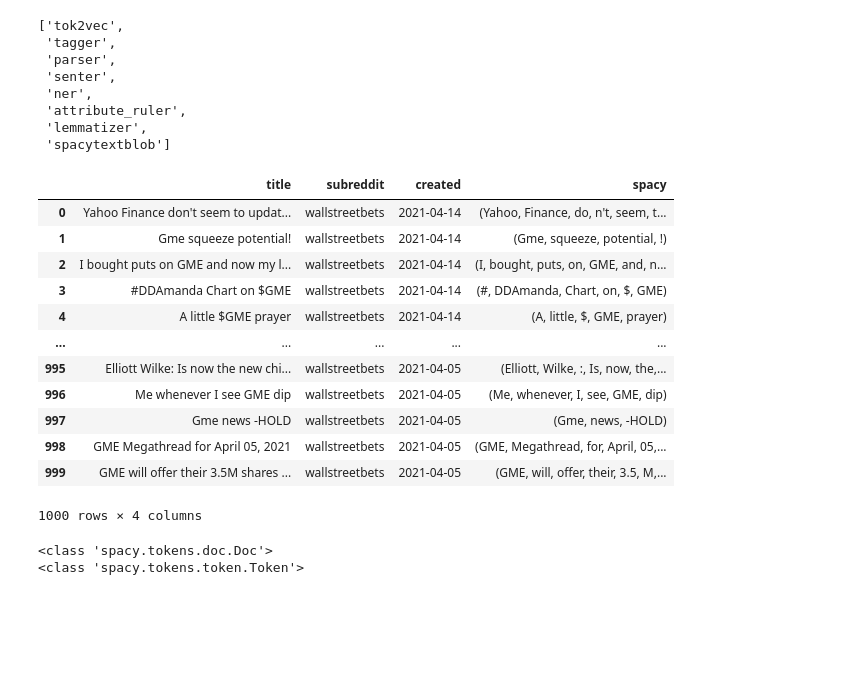
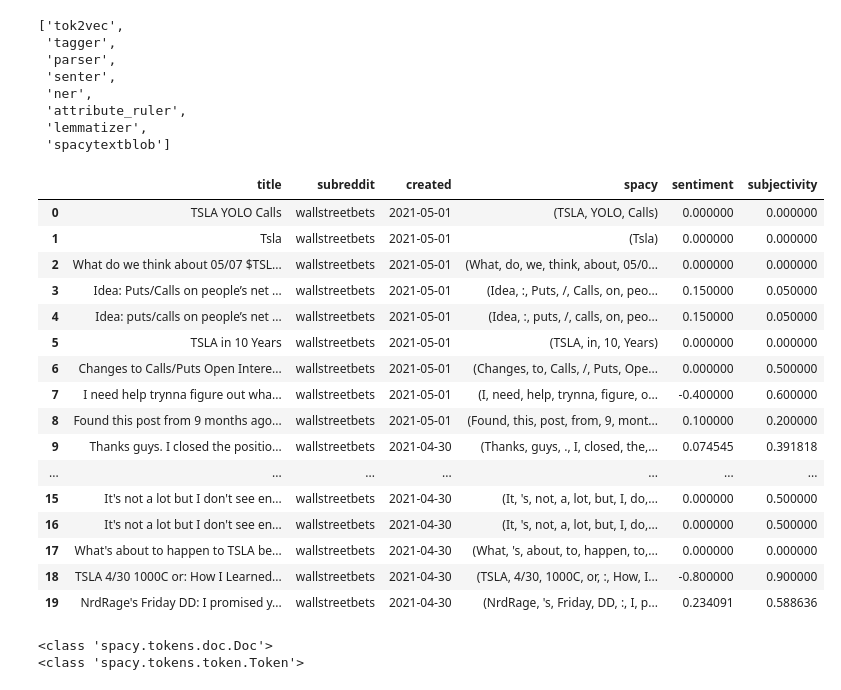
Before and after one commit to Eduardoosorio23/Stock-Price-Prediction-with-NLP-LSTM, a Jupyter notebook: Reddit Post PSAW.ipynb, the cells around one changed output. Saved outputs shown, nothing was run; the diff lists cells and outputs as text; code cells hidden in the pictures; blank space fills up the shorter version.

```diff
--- a/Reddit Post PSAW.ipynb
+++ b/Reddit Post PSAW.ipynb
@@ -63,7 +68,7 @@ end_epoch=int(dt.datetime(2021, 1, 1).timestamp())
 
 gen2 = list(api.search_submissions(after=start_epoch,
 #                             before=,
-                            q='GME',
+                            q='TSLA',
                             subreddit='wallstreetbets',
                             filter=['created','author', 'title', 'subreddit', 'score', 'selftext', 'id'],
                             limit=1000))
@@ -170,19 +175,23 @@ posts = red_posts
 # %%
 posts['spacy'] = red_posts.title.progress_apply(lambda x: nlp(x))
 # %%
-posts
+posts.head(20)
 # %% [output]
-|  | title | subreddit | created | spacy |
-| 0 | Yahoo Finance don't seem to updat... | wallstreetbets | 2021-04-14 | (Yahoo, Finance, do, n't, seem, t... |
-| 1 | Gme squeeze potential! | wallstreetbets | 2021-04-14 | (Gme, squeeze, potential, !) |
-| 2 | I bought puts on GME and now my l... | wallstreetbets | 2021-04-14 | (I, bought, puts, on, GME, and, n... |
-| 3 | #DDAmanda Chart on $GME | wallstreetbets | 2021-04-14 | (#, DDAmanda, Chart, on, $, GME) |
-| 4 | A little $GME prayer | wallstreetbets | 2021-04-14 | (A, little, $, GME, prayer) |
-| ... | ... | ... | ... | ... |
-| 995 | Elliott Wilke: Is now the new chi... | wallstreetbets | 2021-04-05 | (Elliott, Wilke, :, Is, now, the,... |
-| 996 | Me whenever I see GME dip | wallstreetbets | 2021-04-05 | (Me, whenever, I, see, GME, dip) |
-| 997 | Gme news -HOLD | wallstreetbets | 2021-04-05 | (Gme, news, -HOLD) |
-| 998 | GME Megathread for April 05, 2021 | wallstreetbets | 2021-04-05 | (GME, Megathread, for, April, 05,... |
-| 999 | GME will offer their 3.5M shares ... | wallstreetbets | 2021-04-05 | (GME, will, offer, their, 3.5, M,... |
+|  | title | subreddit | created | spacy | sentiment | subjectivity |
+| 0 | TSLA YOLO Calls | wallstreetbets | 2021-05-01 | (TSLA, YOLO, Calls) | 0.000000 | 0.000000 |
+| 1 | Tsla | wallstreetbets | 2021-05-01 | (Tsla) | 0.000000 | 0.000000 |
+| 2 | What do we think about 05/07 $TSL... | wallstreetbets | 2021-05-01 | (What, do, we, think, about, 05/0... | 0.000000 | 0.000000 |
+| 3 | Idea: Puts/Calls on people’s net ... | wallstreetbets | 2021-05-01 | (Idea, :, Puts, /, Calls, on, peo... | 0.150000 | 0.050000 |
+| 4 | Idea: puts/calls on people’s net ... | wallstreetbets | 2021-05-01 | (Idea, :, puts, /, calls, on, peo... | 0.150000 | 0.050000 |
+| 5 | TSLA in 10 Years | wallstreetbets | 2021-05-01 | (TSLA, in, 10, Years) | 0.000000 | 0.000000 |
+| 6 | Changes to Calls/Puts Open Intere... | wallstreetbets | 2021-05-01 | (Changes, to, Calls, /, Puts, Ope... | 0.000000 | 0.500000 |
+| 7 | I need help trynna figure out wha... | wallstreetbets | 2021-05-01 | (I, need, help, trynna, figure, o... | -0.400000 | 0.600000 |
+| 8 | Found this post from 9 months ago... | wallstreetbets | 2021-05-01 | (Found, this, post, from, 9, mont... | 0.100000 | 0.200000 |
+| 9 | Thanks guys. I closed the positio... | wallstreetbets | 2021-04-30 | (Thanks, guys, ., I, closed, the,... | 0.074545 | 0.391818 |
+| ... | ... | ... | ... | ... | ... | ... |
+| 15 | It's not a lot but I don't see en... | wallstreetbets | 2021-04-30 | (It, 's, not, a, lot, but, I, do,... | 0.000000 | 0.500000 |
+| 16 | It's not a lot but I don't see en... | wallstreetbets | 2021-04-30 | (It, 's, not, a, lot, but, I, do,... | 0.000000 | 0.500000 |
+| 17 | What's about to happen to TSLA be... | wallstreetbets | 2021-04-30 | (What, 's, about, to, happen, to,... | 0.000000 | 0.000000 |
+| 18 | TSLA 4/30 1000C or: How I Learned... | wallstreetbets | 2021-04-30 | (TSLA, 4/30, 1000C, or, :, How, I... | -0.800000 | 0.900000 |
+| 19 | NrdRage's Friday DD: I promised y... | wallstreetbets | 2021-04-30 | (NrdRage, 's, Friday, DD, :, I, p... | 0.234091 | 0.588636 |
-1000 rows × 4 columns
 # %%
```
Also changed, not shown: parts of 33 cells of this notebook, 7 other files.
